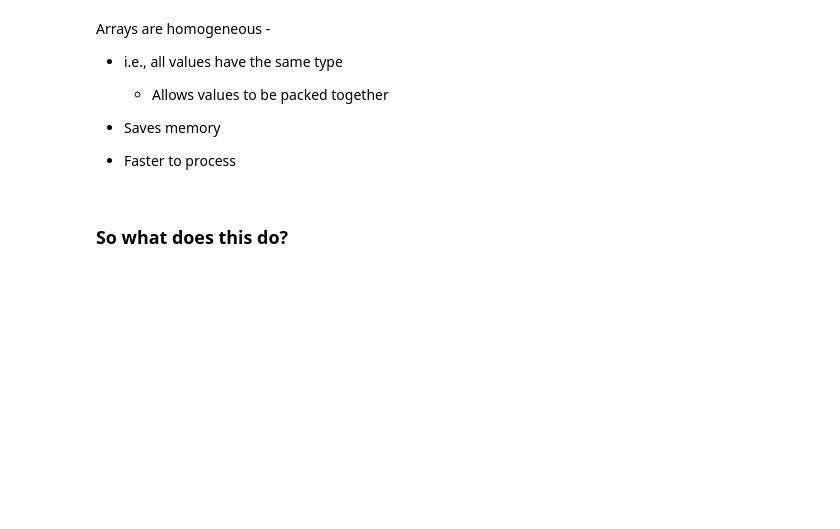
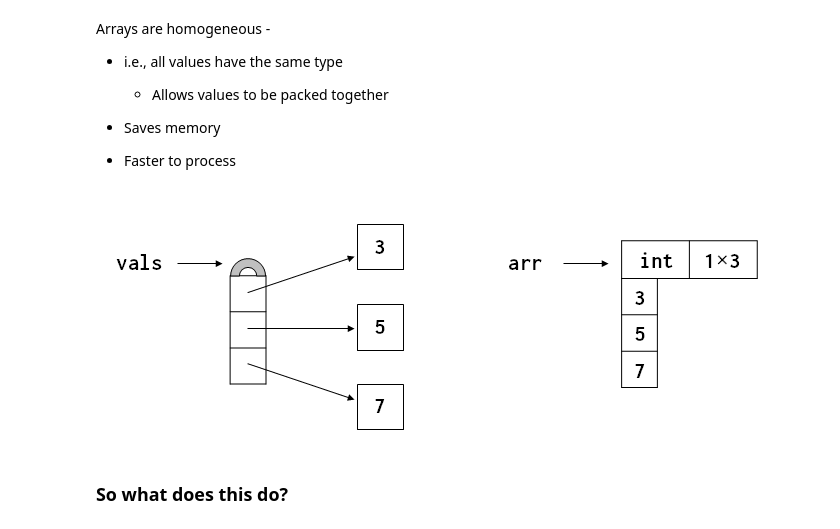
Before and after one commit to joonro/swc-ut, a Jupyter notebook: numpy.ipynb, the cells around one changed output. Drawn from its saved outputs; the diff is of its cells as text; code cells hidden in the pictures; blank space fills up the shorter version.

Commit message:
changed image paths

```diff
--- a/numpy.ipynb
+++ b/numpy.ipynb
@@ -43,7 +43,9 @@ Arrays are homogeneous -
 * Faster to process
 # %%
 from IPython.core.display import Image
-display(Image(filename='./snapshot1.png'))
+display(Image(filename='./images/snapshot1.png'))
+# %% [output]
+[figure, added]
 # %% [markdown]
 ### So what does this do?
 # %%
```
Also changed, not shown: parts of 9 cells of this notebook, 3 other files.
